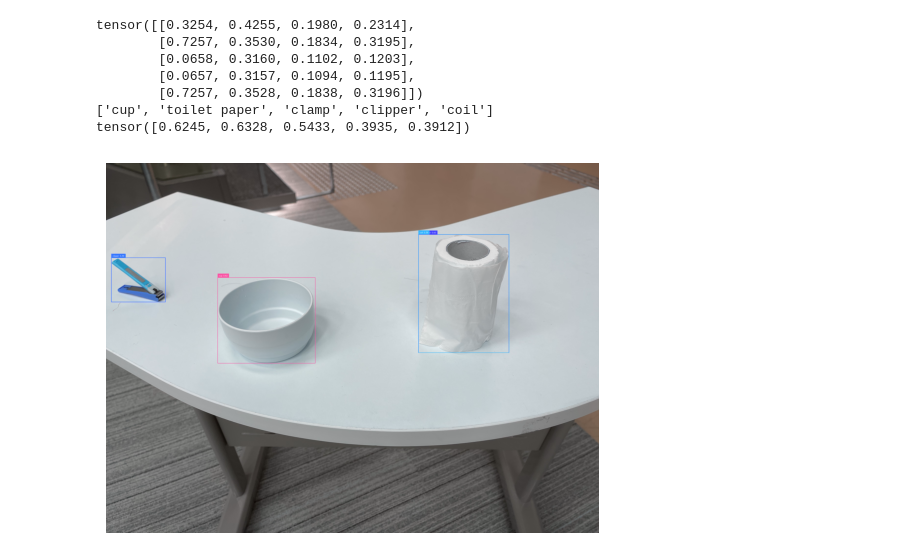
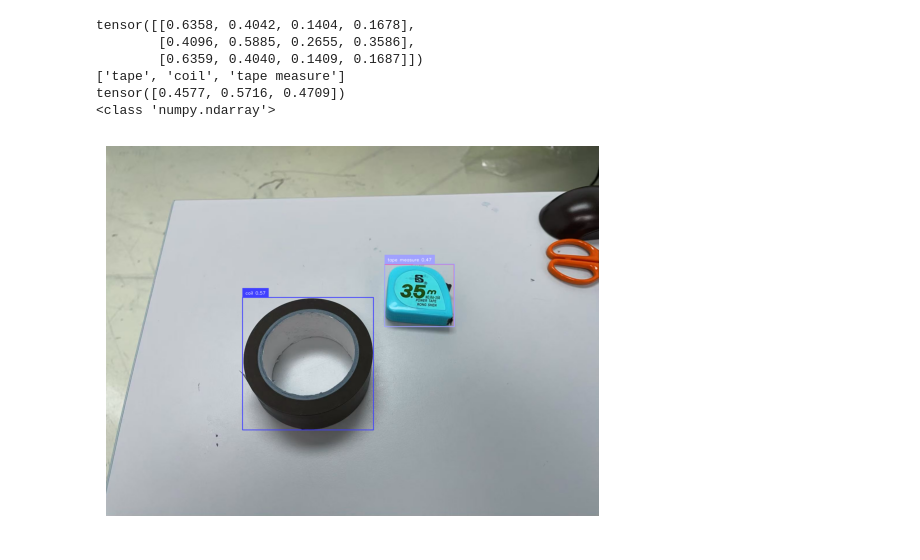
Before and after one commit to Innowing-robotics-interns/llmbot2_ws, a Jupyter notebook: src/sem_map/sem_map/example_code/test_gdino.ipynb, the cells around one changed output. Saved outputs shown, nothing was run; the diff lists cells and outputs as text; code cells hidden in the pictures.

```diff
--- a/src/sem_map/sem_map/example_code/test_gdino.ipynb
+++ b/src/sem_map/sem_map/example_code/test_gdino.ipynb
@@ -1,10 +1,11 @@
 # %%
 from groundingdino.util.inference import load_model, predict, annotate, load_image
 import groundingdino.datasets.transforms as T
+import cv2
 model = load_model("~/GroundingDINO/groundingdino/config/GroundingDINO_SwinT_OGC.py", "/home/fyp/weights/groundingdino_swint_ogc.pth")
-IMAGE_PATH = "/home/fyp/Pictures/TestSeg/clipper_cup_paper.jpg"
-TEXT_PROMPT = "clipper . cup . toilet paper . clamp . coil . bottle ."
-BOX_TRESHOLD = 0.35
+IMAGE_PATH = "/home/fyp/Pictures/TestSeg/tape_tape_measure.jpg"
+TEXT_PROMPT = "clipper . cup . toilet paper . clamp . coil . bottle . tape . tape_measure . tape measure"
+BOX_TRESHOLD = 0.45
 TEXT_TRESHOLD = 0.35
 print("load done")
 # %% [output]
@@ -13,30 +16,40 @@ load done
 # %%
+from PIL import Image
+import numpy as np
+image_o = Image.open(IMAGE_PATH)
+# convert image_o to np.array
+image_o = cv2.cvtColor(np.array(image_o), cv2.COLOR_RGB2BGR)
+cv2.imwrite("annotated_image1.jpg", image_o)
+image_o = Image.open(IMAGE_PATH).convert("RGB")
+image_o = cv2.cvtColor(np.array(image_o), cv2.COLOR_RGB2BGR)
+cv2.imwrite("annotated_image2.jpg", image_o)
 image_source, image = load_image(IMAGE_PATH)
+# cv2.imwrite("annotated_image3.jpg", image_source)
 
+import matplotlib.pyplot as plt
 boxes, logits, phrases = predict(
     model=model,
     image=image,
     caption=TEXT_PROMPT,
     box_threshold=BOX_TRESHOLD,
     text_threshold=TEXT_TRESHOLD
 )
 print(boxes)
 print(phrases)
 print(logits)
 annotated_frame = annotate(image_source=image_source, boxes=boxes, logits=logits, phrases=phrases)
-
+print(type(annotated_frame))
+cv2.imwrite("annotated_image.jpg", annotated_frame)
 # Display anotated_frame in ipynb here using matplotlib
 # Use matplotlib
-import matplotlib.pyplot as plt
 plt.imshow(annotated_frame)
 plt.axis('off')
 plt.show()
 # %% [output]
-tensor([[0.3254, 0.4255, 0.1980, 0.2314],
-        [0.7257, 0.3530, 0.1834, 0.3195],
-        [0.0658, 0.3160, 0.1102, 0.1203],
-        [0.0657, 0.3157, 0.1094, 0.1195],
-        [0.7257, 0.3528, 0.1838, 0.3196]])
-['cup', 'toilet paper', 'clamp', 'clipper', 'coil']
-tensor([0.6245, 0.6328, 0.5433, 0.3935, 0.3912])
+tensor([[0.6358, 0.4042, 0.1404, 0.1678],
+        [0.4096, 0.5885, 0.2655, 0.3586],
+        [0.6359, 0.4040, 0.1409, 0.1687]])
+['tape', 'coil', 'tape measure']
+tensor([0.4577, 0.5716, 0.4709])
+<class 'numpy.ndarray'>
-[figure, old version]
+[figure, new version]
```
Also changed, not shown: parts of 1 cell of this notebook, 12 other files.
